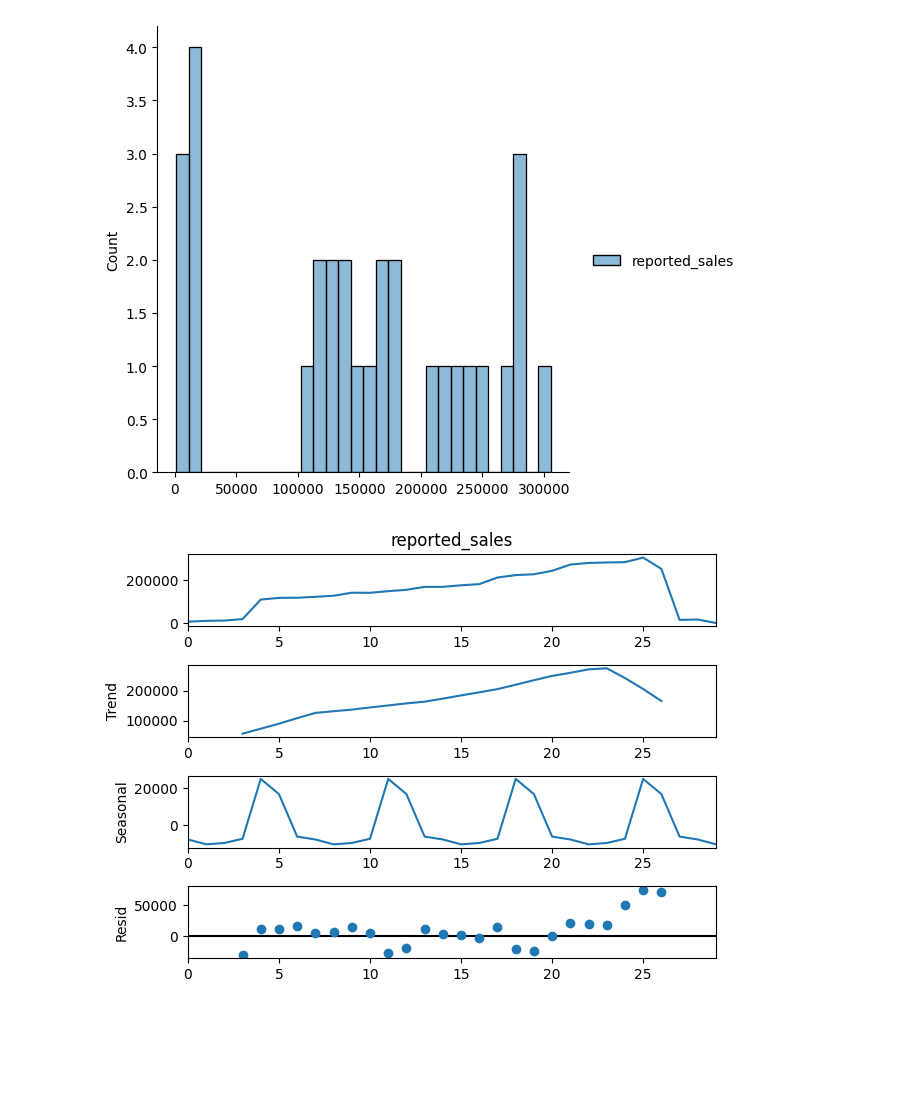
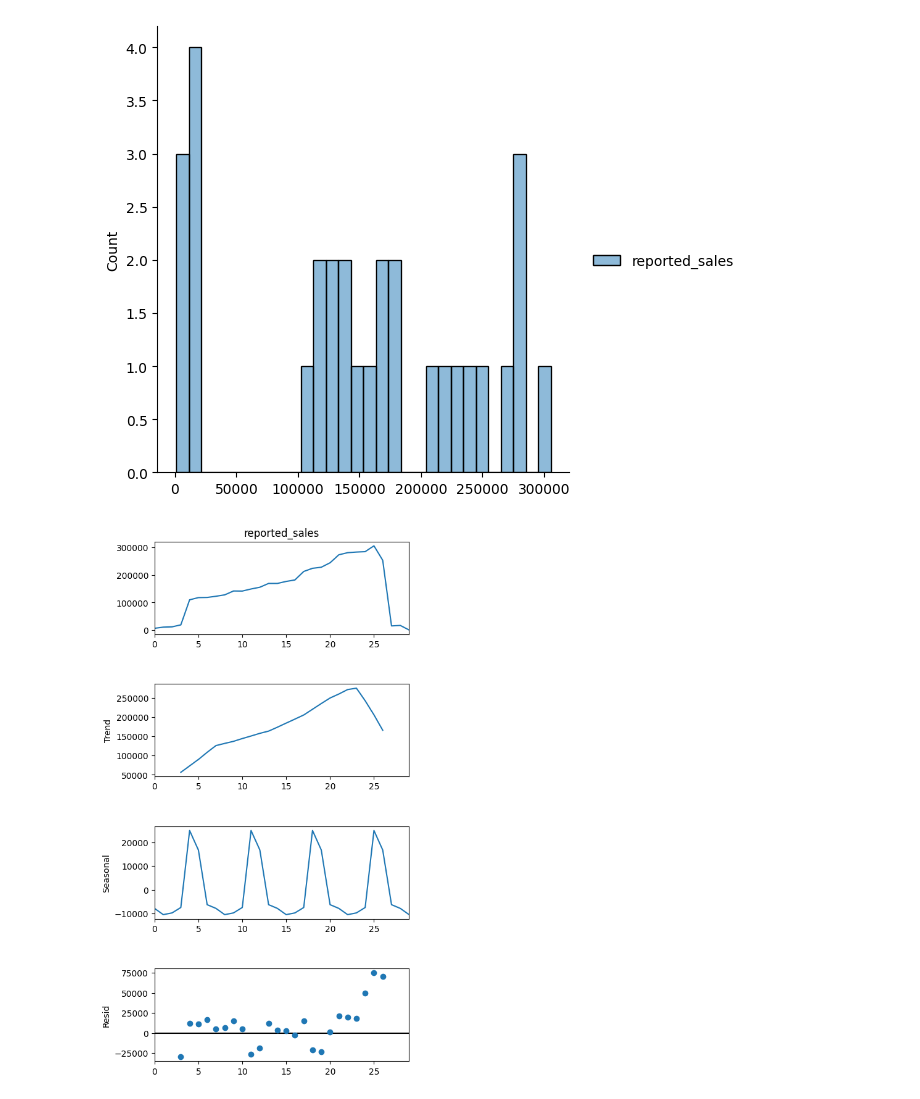
Before and after one commit to rohan-r-kulkarni/wellington_anomaly_detection, a Jupyter notebook: eda/sales_eda.ipynb, the cells around one changed output. Saved outputs shown, nothing was run; the diff lists cells and outputs as text; code cells hidden in the pictures; blank space fills up the shorter version.

```diff
--- a/eda/sales_eda.ipynb
+++ b/eda/sales_eda.ipynb
@@ -232,7 +236,8 @@ sns.displot(gross, bins=30)
 # %%
 period=7
 stlResults = seasonal_decompose(gross.reported_sales, period=period)
-stlResults.plot()
+fig = stlResults.plot()
+fig.set_size_inches(5, 10)
 pass
 # %% [output]
-[figure, old version]
+[figure, new version]
```
Also changed, not shown: parts of 3 cells of this notebook, 8 other files.
